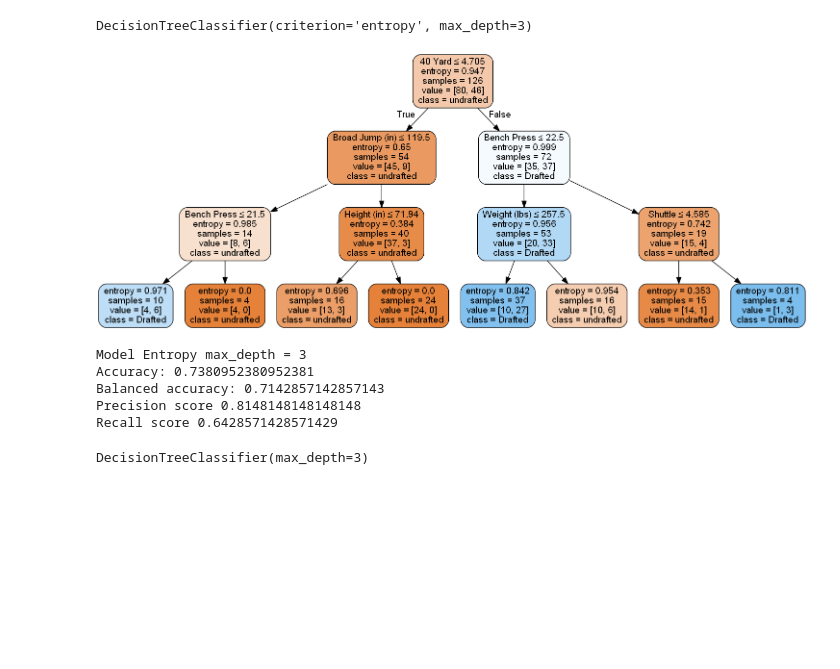
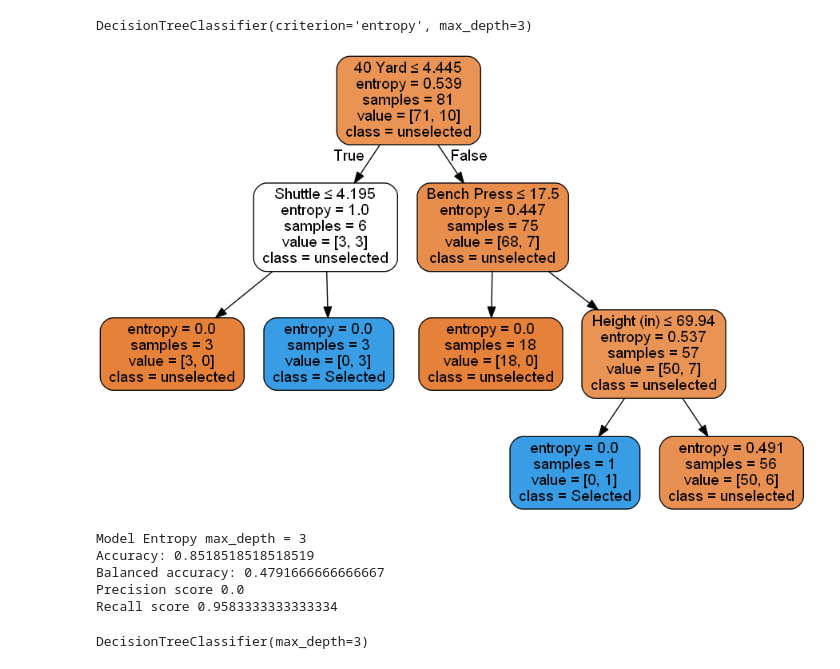
Before and after one commit to jkurt13/CapstoneTwo, a Jupyter notebook: Preprocessing .ipynb, the cells around one changed output. Drawn from its saved outputs; the diff is of its cells as text; code cells hidden in the pictures; blank space fills up the shorter version.

```diff
--- a/Preprocessing .ipynb
+++ b/Preprocessing .ipynb
@@ -203,8 +208,8 @@ Index(['Year', 'Name', 'College', 'POS', 'Height (in)', 'Weight (lbs)',
        'Drafted'],
       dtype='object')
 # %%
-y = draft_df.Drafted
-X = draft_df[['Height (in)', 'Weight (lbs)','40 Yard', 'Bench Press', 'Vert Leap (in)', 'Broad Jump (in)', 'Shuttle', '3Cone']]
+y = drafted.PB_Select
+X = drafted[['Height (in)', 'Weight (lbs)','40 Yard', 'Bench Press', 'Vert Leap (in)', 'Broad Jump (in)', 'Shuttle', '3Cone']]
 
 X_train, X_test, y_train, y_test = train_test_split(X, y, test_size=0.25, random_state=123)
 # %%
@@ -222,30 +227,30 @@ DecisionTreeClassifier(criterion='entropy', max_depth=3)
 # %%
 # Now we want to visualize the tree
 dot_data = StringIO()
 
 # We can do so with export_graphviz
 tree.export_graphviz(draft_dt2, out_file=dot_data,
                 filled=True, rounded=True,
-                special_characters=True, feature_names=X_train.columns,class_names = ["undrafted", "Drafted"])
+                special_characters=True, feature_names=X_train.columns,class_names = ["unselected", "Selected"])
 
 # Alternatively for class_names use entr_model.classes_
 graph = pydotplus.graph_from_dot_data(dot_data.getvalue())
 Image(graph.create_png())
 # %% [output]
-[figure, old version]
+[figure, new version]
 # %%
 # Run this block for model evaluation
 print("Model Entropy max_depth = 3")
 print("Accuracy:", metrics.accuracy_score(y_test,y_pred))
 print("Balanced accuracy:", metrics.balanced_accuracy_score(y_test,y_pred))
-print('Precision score' , metrics.precision_score(y_test,y_pred, pos_label = "D"))
-print('Recall score' , metrics.recall_score(y_test,y_pred, pos_label = "U"))
+print('Precision score' , metrics.precision_score(y_test,y_pred, pos_label = 1))
+print('Recall score' , metrics.recall_score(y_test,y_pred, pos_label = 0))
 # %% [output]
 Model Entropy max_depth = 3
-Accuracy: 0.7380952380952381
-Balanced accuracy: 0.7142857142857143
-Precision score 0.8148148148148148
-Recall score 0.6428571428571429
+Accuracy: 0.8518518518518519
+Balanced accuracy: 0.4791666666666667
+Precision score 0.0
+Recall score 0.9583333333333334
 # %%
 draft_gini2 = tree.DecisionTreeClassifier(criterion='gini', max_depth=3)
 
```
Also changed, not shown: parts of 34 cells of this notebook.
